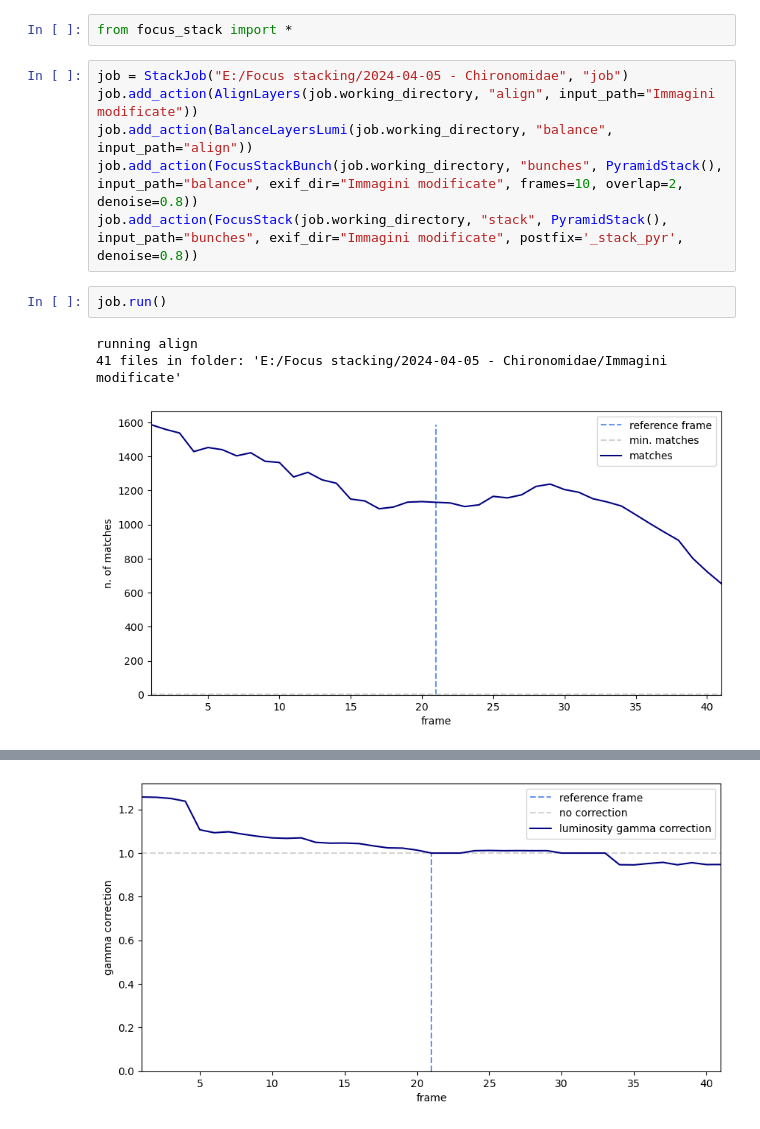
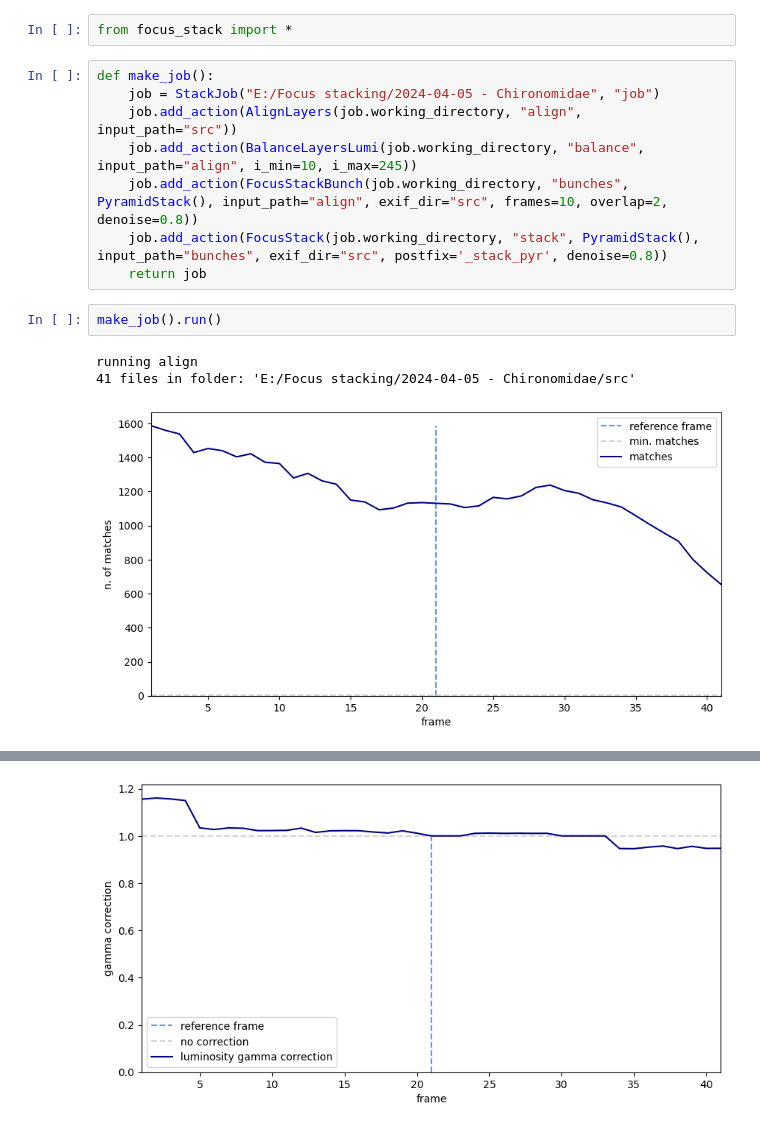
Before and after one commit to lucalista/focusstack, a Jupyter notebook: stack-job.ipynb, the cells around one changed output, grey strips where cells are left out. Cells and saved outputs as stored; diff of their text form.

```diff
--- a/stack-job.ipynb
+++ b/stack-job.ipynb
@@ -14,14 +5,16 @@ Pyramid methods in image processing
 # %%
 from focus_stack import *
 # %%
-job = StackJob("E:/Focus stacking/2024-04-05 - Chironomidae", "job")
-job.add_action(AlignLayers(job.working_directory, "align", input_path="Immagini modificate"))
-job.add_action(BalanceLayersLumi(job.working_directory, "balance", input_path="align"))
-job.add_action(FocusStackBunch(job.working_directory, "bunches", PyramidStack(), input_path="balance", exif_dir="Immagini modificate", frames=10, overlap=2, denoise=0.8))
-job.add_action(FocusStack(job.working_directory, "stack", PyramidStack(), input_path="bunches", exif_dir="Immagini modificate", postfix='_stack_pyr', denoise=0.8))
+def make_job():
+    job = StackJob("E:/Focus stacking/2024-04-05 - Chironomidae", "job")
+    job.add_action(AlignLayers(job.working_directory, "align", input_path="src"))
+    job.add_action(BalanceLayersLumi(job.working_directory, "balance", input_path="align", i_min=10, i_max=245))
+    job.add_action(FocusStackBunch(job.working_directory, "bunches", PyramidStack(), input_path="align", exif_dir="src", frames=10, overlap=2, denoise=0.8))
+    job.add_action(FocusStack(job.working_directory, "stack", PyramidStack(), input_path="bunches", exif_dir="src", postfix='_stack_pyr', denoise=0.8))
+    return job
 # %%
-job.run()
+make_job().run()
 # %% [output]
 running align
-41 files in folder: 'E:/Focus stacking/2024-04-05 - Chironomidae/Immagini modificate'
+41 files in folder: 'E:/Focus stacking/2024-04-05 - Chironomidae/src'
 [figure]
@@ -29,4 +22,4 @@ align: elapsed time: 00:04:27.25s
 align completed
 running balance
 41 files in folder: 'E:/Focus stacking/2024-04-05 - Chironomidae/align'
-[figure, old version]
+[figure, new version]
```
Also changed, not shown: parts of 2 cells of this notebook, 4 other files.
